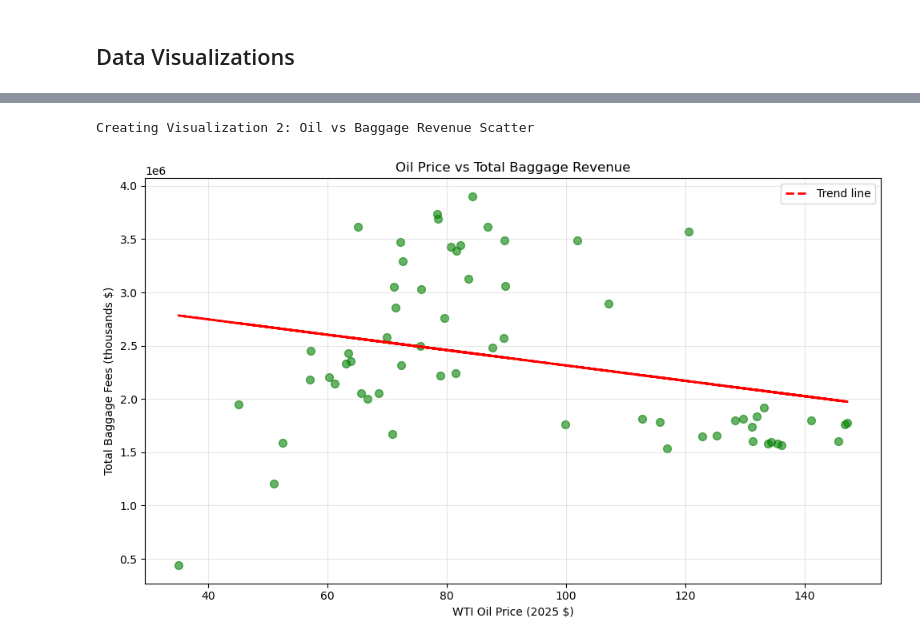
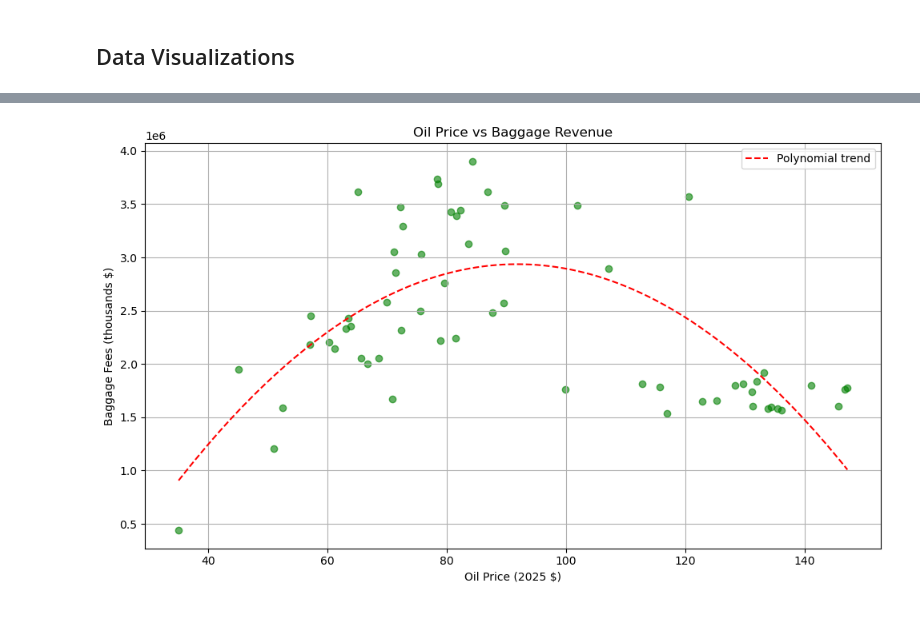
Before and after one commit to Joconnell04/airfare-oil-baggage-analysis, a Jupyter notebook: Phase III.ipynb, the cells around one changed output, grey strips where cells are left out. Saved outputs shown, nothing was run; the diff lists cells and outputs as text; code cells hidden in the pictures.

```diff
--- a/Phase III.ipynb
+++ b/Phase III.ipynb
@@ -919,25 +827,24 @@ This Dual-Axis Time Series Plot visualizes the relationship between WTI Oil Pric
 # %%
-# Visualization 2: Scatter plot - Oil vs Baggage Revenue
-print("Creating Visualization 2: Oil vs Baggage Revenue Scatter")
+# Visualization 2: Scatter Plot with Polynomial Trendline: Oil vs Baggage Revenue
 
+# widen for spacing
 plt.figure(figsize=(10, 6))
 
-plt.scatter(dataset_a['wti_real_2025'], dataset_a['total_baggage_fees'],
-            alpha=0.6, s=50, color='green')
+plt.scatter(dataset_a['wti_real_2025'], dataset_a['total_baggage_fees'], alpha=0.6, color='green')
 
-# polyfit makes a trend line - just fits a line to the scatter points
-z = np.polyfit(dataset_a['wti_real_2025'], dataset_a['total_baggage_fees'], 1)
+# polynomial trendline (degree 2) to match Insight 2
+z = np.polyfit(dataset_a['wti_real_2025'], dataset_a['total_baggage_fees'], 2)
 p = np.poly1d(z)
-plt.plot(dataset_a['wti_real_2025'], p(dataset_a['wti_real_2025']),
-         "r--", linewidth=2, label=f'Trend line')
+x_smooth = np.linspace(dataset_a['wti_real_2025'].min(), dataset_a['wti_real_2025'].max(), 100)
+plt.plot(x_smooth, p(x_smooth), 'r--', label='Polynomial trend')
 
-plt.xlabel('WTI Oil Price (2025 $)')
-plt.ylabel('Total Baggage Fees (thousands $)')
-plt.title('Oil Price vs Total Baggage Revenue')
+plt.xlabel('Oil Price (2025 $)')
+plt.ylabel('Baggage Fees (thousands $)')
+plt.title('Oil Price vs Baggage Revenue')
 plt.legend()
-plt.grid(True, alpha=0.3)
+plt.grid(True)
 plt.tight_layout()
+plt.savefig('visualization_2_oil_vs_baggage.png', dpi=300, bbox_inches='tight')
 plt.show()
 # %% [output]
-Creating Visualization 2: Oil vs Baggage Revenue Scatter
-[figure, old version]
+[figure, new version]
```
Also changed, not shown: parts of 34 cells of this notebook, 6 other files.
